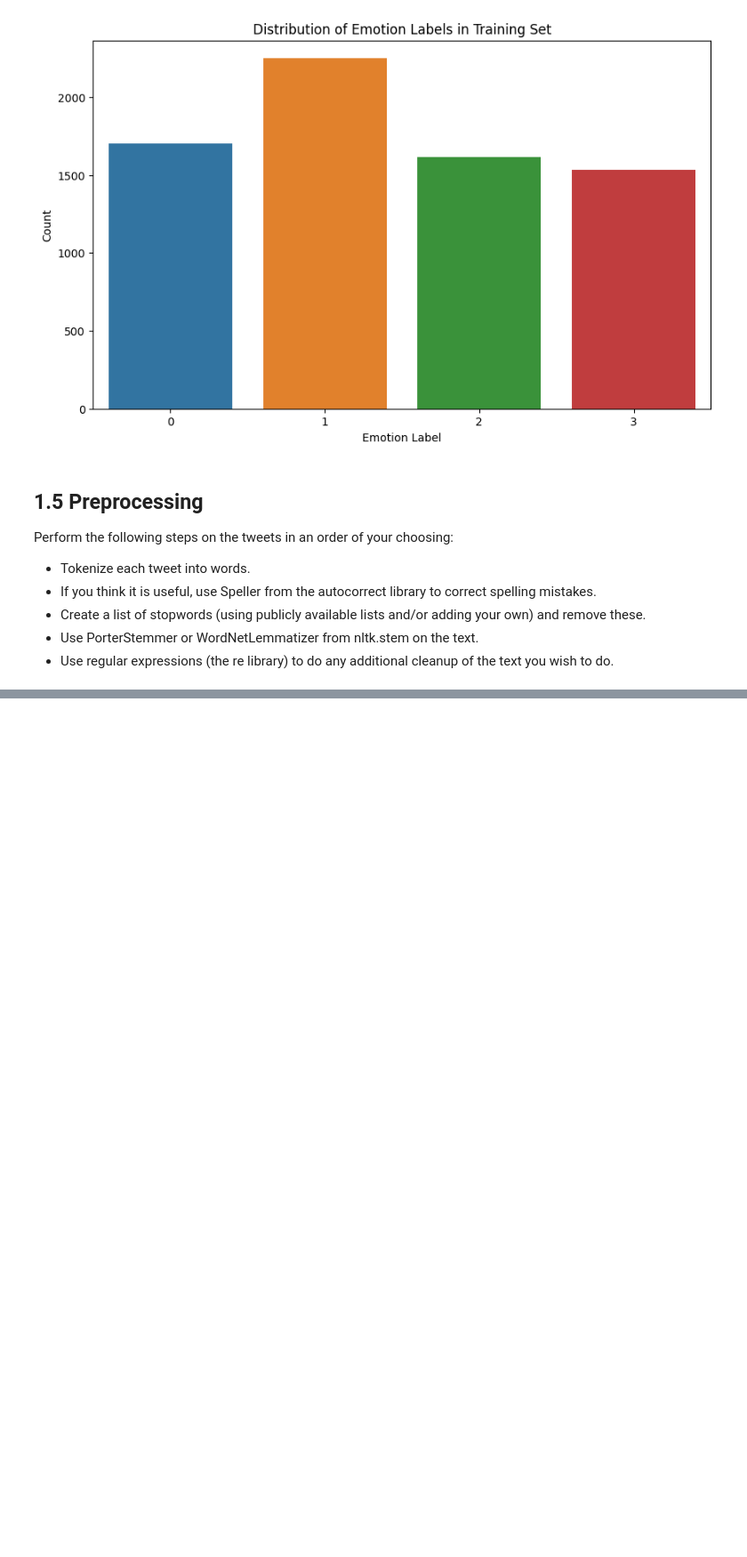
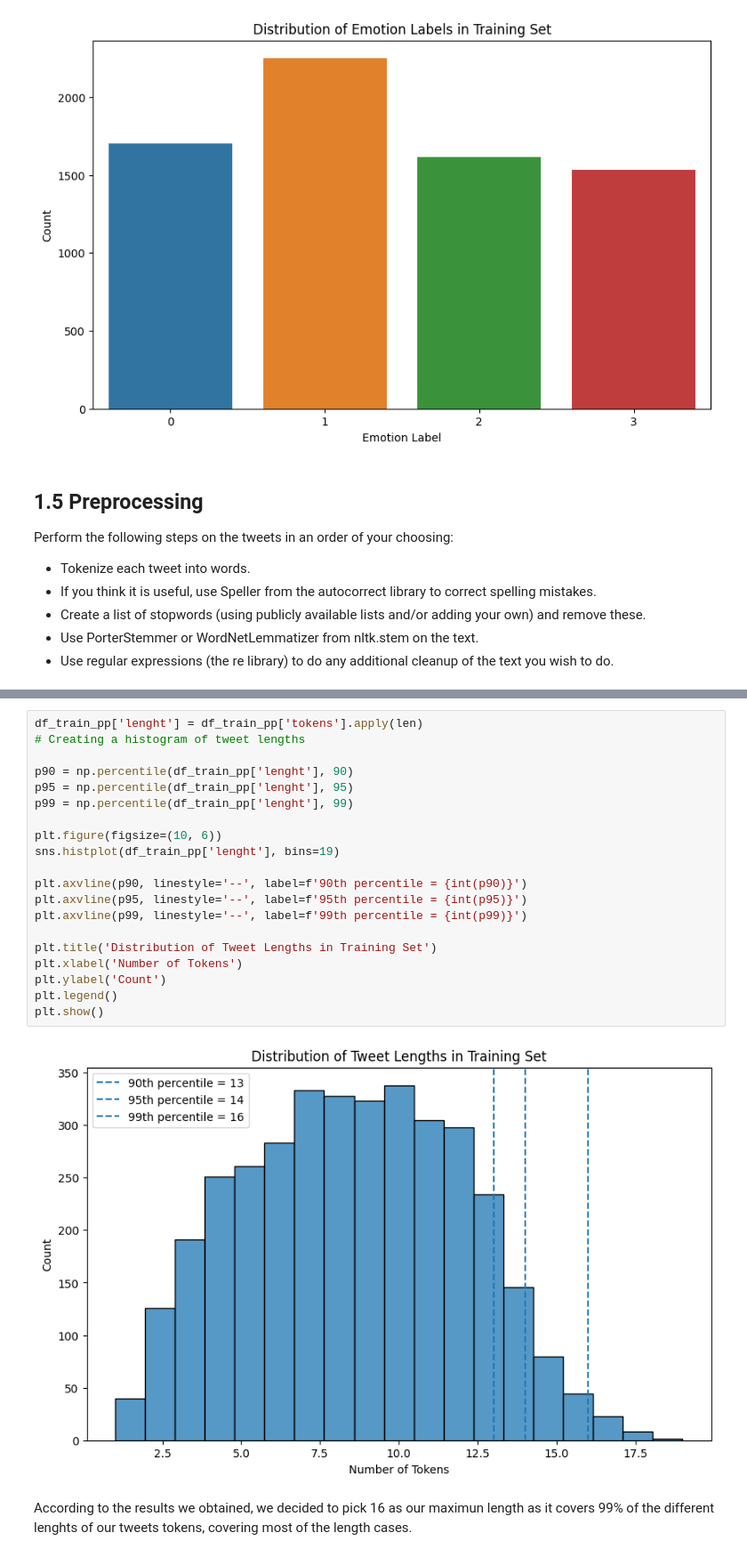
Before and after one commit to DanielMelo46/Neural_Networks_Assignment_1, a Jupyter notebook: assignment_6.ipynb, the cells around one changed output, grey strips where cells are left out. Shown at 89% size. Saved outputs shown, nothing was run; the diff lists cells and outputs as text; blank space fills up the shorter version.

```diff
--- a/assignment_6.ipynb
+++ b/assignment_6.ipynb
@@ -200,0 +247,24 @@ df_train_pp[[text_col, "tokens", "clean_text"]].head()
+# %%
+df_train_pp['lenght'] = df_train_pp['tokens'].apply(len)
+# Creating a histogram of tweet lengths
+
+p90 = np.percentile(df_train_pp['lenght'], 90)
+p95 = np.percentile(df_train_pp['lenght'], 95)
+p99 = np.percentile(df_train_pp['lenght'], 99)
+
+plt.figure(figsize=(10, 6))
+sns.histplot(df_train_pp['lenght'], bins=19)
+
+plt.axvline(p90, linestyle='--', label=f'90th percentile = {int(p90)}')
+plt.axvline(p95, linestyle='--', label=f'95th percentile = {int(p95)}')
+plt.axvline(p99, linestyle='--', label=f'99th percentile = {int(p99)}')
+
+plt.title('Distribution of Tweet Lengths in Training Set')
+plt.xlabel('Number of Tokens')
+plt.ylabel('Count')
+plt.legend()
+plt.show()
+# %% [output]
+[figure, added]
+# %% [markdown]
+According to the results we obtained, we decided to pick 16 as our maximun length as it covers 99% of the different lenghts of our tweets tokens, covering most of the length cases.
```
Also changed, not shown: parts of 4 cells of this notebook.
